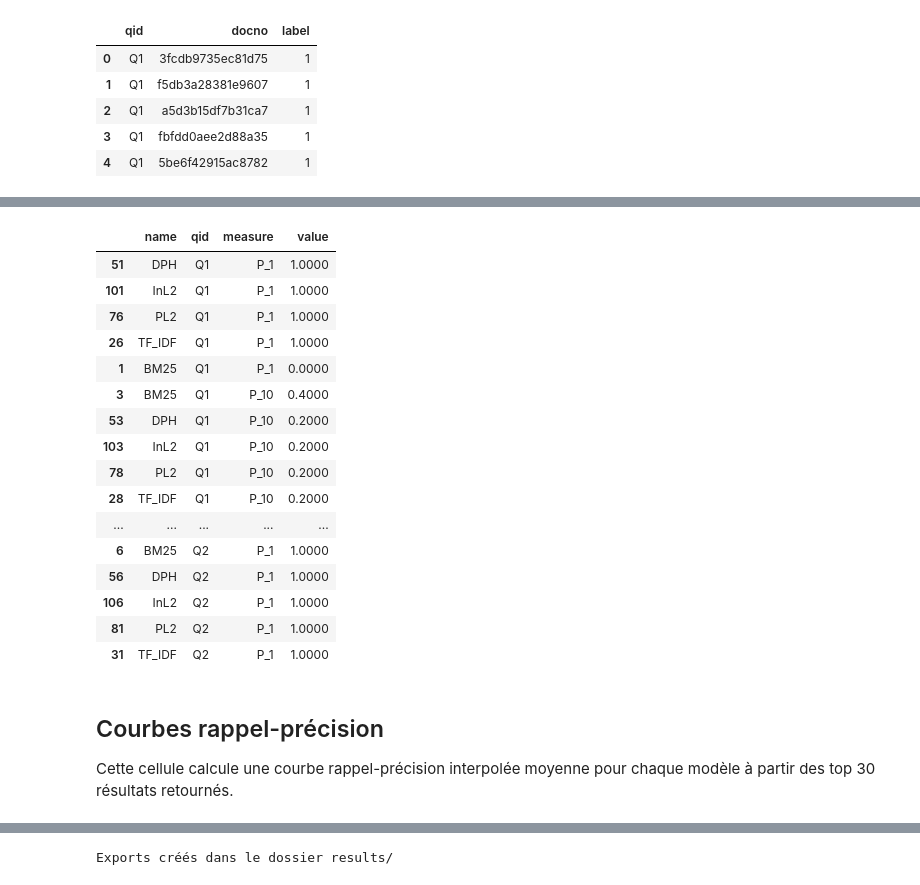
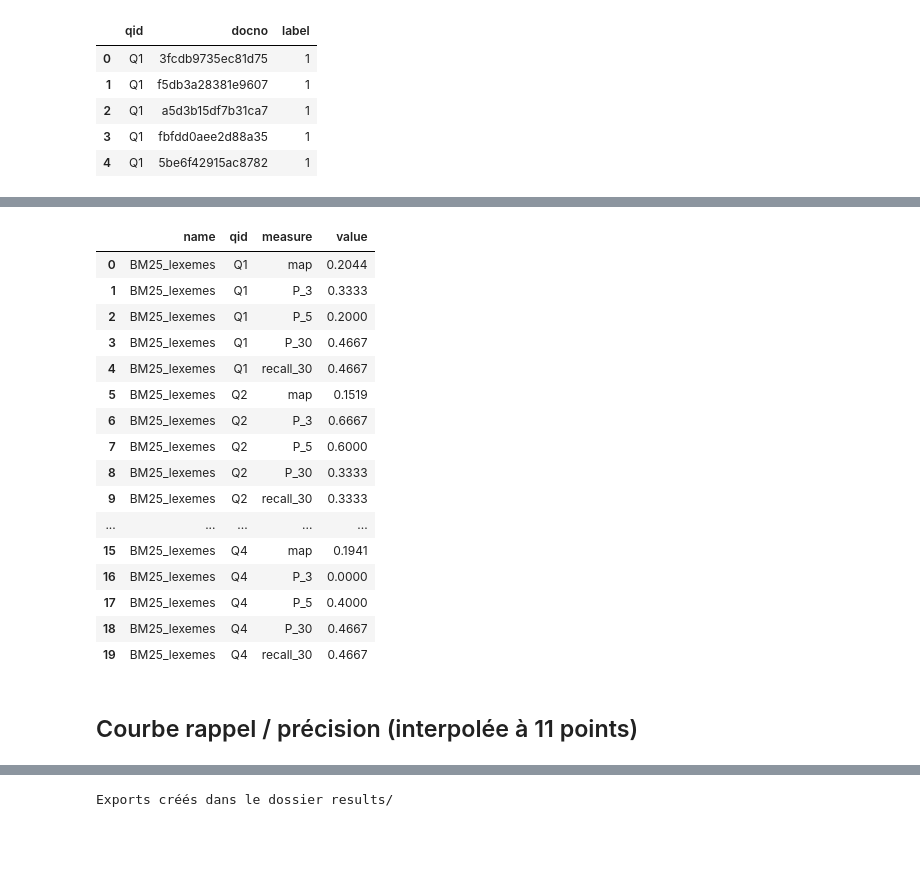
Before and after one commit to eyamoalla/SRI, a Jupyter notebook: pipeline.ipynb, the cells around one changed output, grey strips where cells are left out. Saved outputs shown, nothing was run; the diff lists cells and outputs as text; code cells hidden in the pictures; blank space fills up the shorter version.

```diff
--- a/pipeline.ipynb
+++ b/pipeline.ipynb
@@ -286,39 +341,42 @@ On observe ici, pour chaque requête, les différences de performance entre mod
 # %%
-per_query = pt.Experiment(
-    list(retrievers.values()),
-    topics_df,
-    qrels_df,
-    eval_metrics=["map", "P_1", "P_5", "P_10", "recall_30"],
-    names=list(retrievers.keys()),
-    perquery=True,
-    round=4,
-    filter_by_qrels=False,
-    batch_size=32,
-    dataframe=True,
-)
+pq_rows = []
+for cfg_name in indexrefs.keys():
+    sys_names = [f"{m}_{cfg_name}" for m in MODELS]
+    sys_obj   = [retrievers[n] for n in sys_names]
+    res = pt.Experiment(
+        sys_obj,
+        topics_per_config[cfg_name],
+        qrels_df,
+        eval_metrics=metrics,
+        names=sys_names,
+        perquery=True,
+        round=4,
+        filter_by_qrels=False,
+    )
+    pq_rows.append(res)
 
-per_query.sort_values(["qid", "measure", "value"], ascending=[True, True, False]).head(30)
+per_query = pd.concat(pq_rows, ignore_index=True)
+per_query.head(20)
 # %% [output]
 |  | name | qid | measure | value |
-| 51 | DPH | Q1 | P_1 | 1.0000 |
-| 101 | InL2 | Q1 | P_1 | 1.0000 |
-| 76 | PL2 | Q1 | P_1 | 1.0000 |
-| 26 | TF_IDF | Q1 | P_1 | 1.0000 |
-| 1 | BM25 | Q1 | P_1 | 0.0000 |
-| 3 | BM25 | Q1 | P_10 | 0.4000 |
-| 53 | DPH | Q1 | P_10 | 0.2000 |
-| 103 | InL2 | Q1 | P_10 | 0.2000 |
-| 78 | PL2 | Q1 | P_10 | 0.2000 |
-| 28 | TF_IDF | Q1 | P_10 | 0.2000 |
+| 0 | BM25_lexemes | Q1 | map | 0.2044 |
+| 1 | BM25_lexemes | Q1 | P_3 | 0.3333 |
+| 2 | BM25_lexemes | Q1 | P_5 | 0.2000 |
+| 3 | BM25_lexemes | Q1 | P_30 | 0.4667 |
+| 4 | BM25_lexemes | Q1 | recall_30 | 0.4667 |
+| 5 | BM25_lexemes | Q2 | map | 0.1519 |
+| 6 | BM25_lexemes | Q2 | P_3 | 0.6667 |
+| 7 | BM25_lexemes | Q2 | P_5 | 0.6000 |
+| 8 | BM25_lexemes | Q2 | P_30 | 0.3333 |
+| 9 | BM25_lexemes | Q2 | recall_30 | 0.3333 |
 | ... | ... | ... | ... | ... |
-| 6 | BM25 | Q2 | P_1 | 1.0000 |
-| 56 | DPH | Q2 | P_1 | 1.0000 |
-| 106 | InL2 | Q2 | P_1 | 1.0000 |
-| 81 | PL2 | Q2 | P_1 | 1.0000 |
-| 31 | TF_IDF | Q2 | P_1 | 1.0000 |
+| 15 | BM25_lexemes | Q4 | map | 0.1941 |
+| 16 | BM25_lexemes | Q4 | P_3 | 0.0000 |
+| 17 | BM25_lexemes | Q4 | P_5 | 0.4000 |
+| 18 | BM25_lexemes | Q4 | P_30 | 0.4667 |
+| 19 | BM25_lexemes | Q4 | recall_30 | 0.4667 |
 # %% [markdown]
-## Courbes rappel-précision
-Cette cellule calcule une courbe rappel-précision interpolée moyenne pour chaque modèle à partir des top 30 résultats retournés.
+## Courbe rappel / précision (interpolée à 11 points)
 # %%
 def interpolated_precision_recall(run_df, qrels_df, recall_levels=None):
     if recall_levels is None:
```
Also changed, not shown: parts of 14 cells of this notebook, 38 other files.
